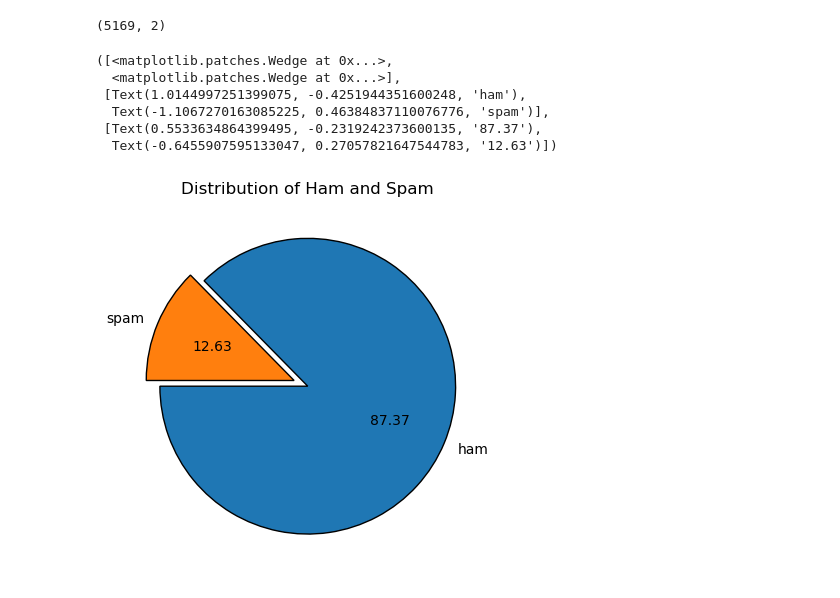
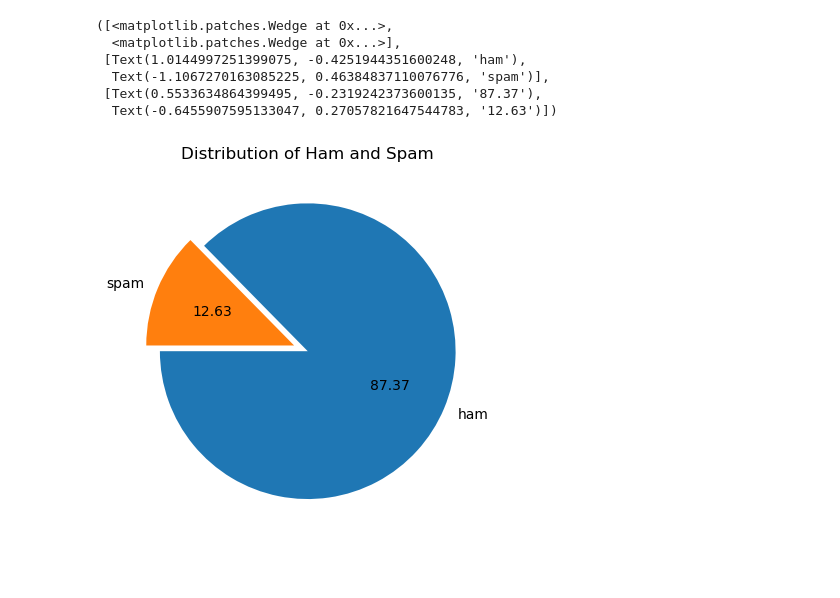
Before and after one commit to Pranavgupta123/Spam-Ham-Classification, a Jupyter notebook: Code.ipynb, the cells around one changed output. Saved outputs shown, nothing was run; the diff lists cells and outputs as text; code cells hidden in the pictures.

Commit message:
data visualiation

```diff
--- a/Code.ipynb
+++ b/Code.ipynb
@@ -29,21 +26,17 @@ if len(df.columns) > 2:
 df=df.rename(columns={'v1':'Target','v2':'Message'})
 # %%
 df.drop_duplicates(inplace=True,keep='first')
-# %%
-df.shape
-# %% [output]
-(5169, 2)
 # %%
 vals=df['Target'].value_counts()
 # %%
 from matplotlib import pyplot as plt
 plt.title("Distribution of Ham and Spam")
-plt.pie(vals,labels=vals.index,autopct="%0.2f",startangle=180,explode=[0,0.1],wedgeprops={'edgecolor':'black'})
+plt.pie(vals,labels=vals.index,autopct="%0.2f",startangle=180,explode=[0,0.1])
 # %% [output]
 ([<matplotlib.patches.Wedge at 0x...>,
   <matplotlib.patches.Wedge at 0x...>],
  [Text(1.0144997251399075, -0.4251944351600248, 'ham'),
   Text(-1.1067270163085225, 0.46384837110076776, 'spam')],
  [Text(0.5533634864399495, -0.2319242373600135, '87.37'),
   Text(-0.6455907595133047, 0.27057821647544783, '12.63')])
-[figure, old version]
+[figure, new version]
```
Also changed, not shown: parts of 9 cells of this notebook, 1 other file.
